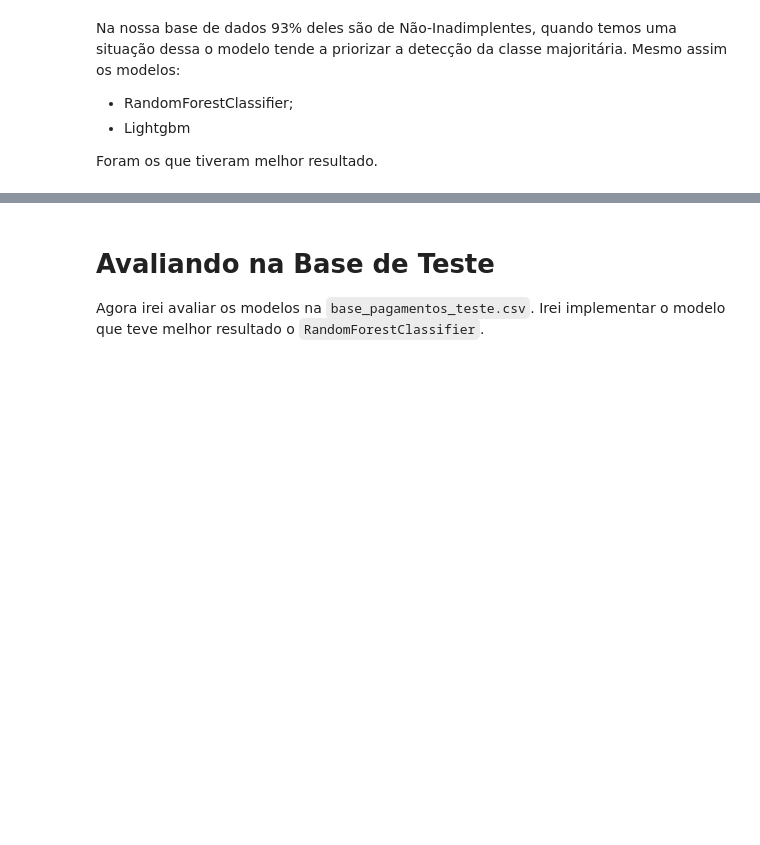
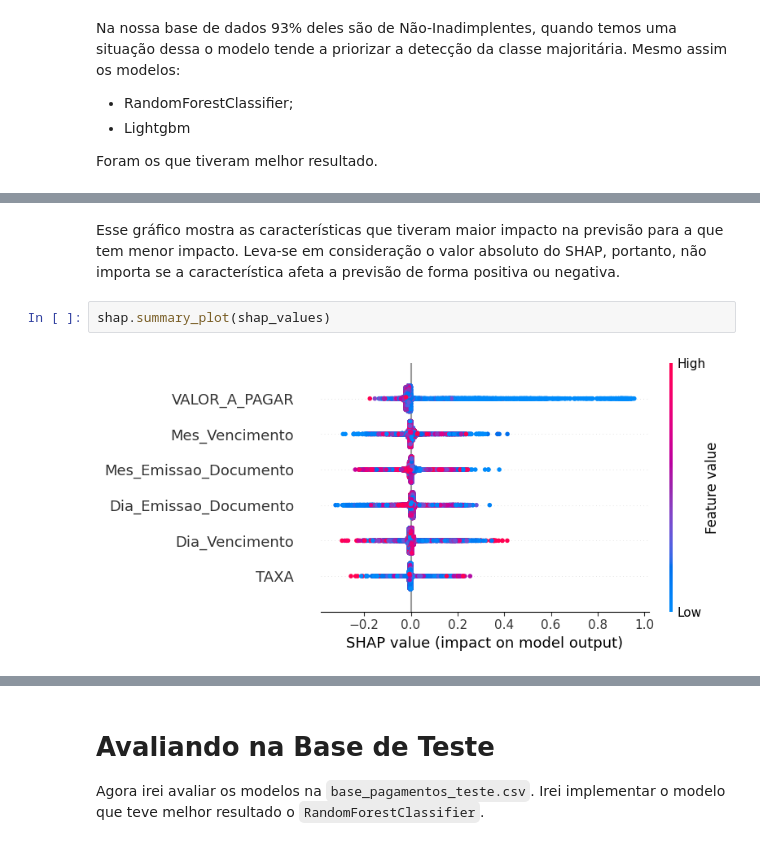
Before and after one commit to rrafahenrique/Modelo-Preditivo-Inadimplencia, a Jupyter notebook: DESAFIO - PARTE III.ipynb, the cells around one changed output, grey strips where cells are left out. Saved outputs shown, nothing was run; the diff lists cells and outputs as text; blank space fills up the shorter version.

```diff
--- a/DESAFIO - PARTE III.ipynb
+++ b/DESAFIO - PARTE III.ipynb
@@ -504,0 +523,6 @@ Foram os que tiveram melhor resultado.
+# %% [markdown]
+Esse gráfico mostra as características que tiveram maior impacto na previsão para a que tem menor impacto. Leva-se em consideração o valor absoluto do SHAP, portanto, não importa se a característica afeta a previsão de forma positiva ou negativa.
+# %%
+shap.summary_plot(shap_values)
+# %% [output]
+[figure, added]
```
Also changed, not shown: parts of 25 cells of this notebook, 5 other files.
